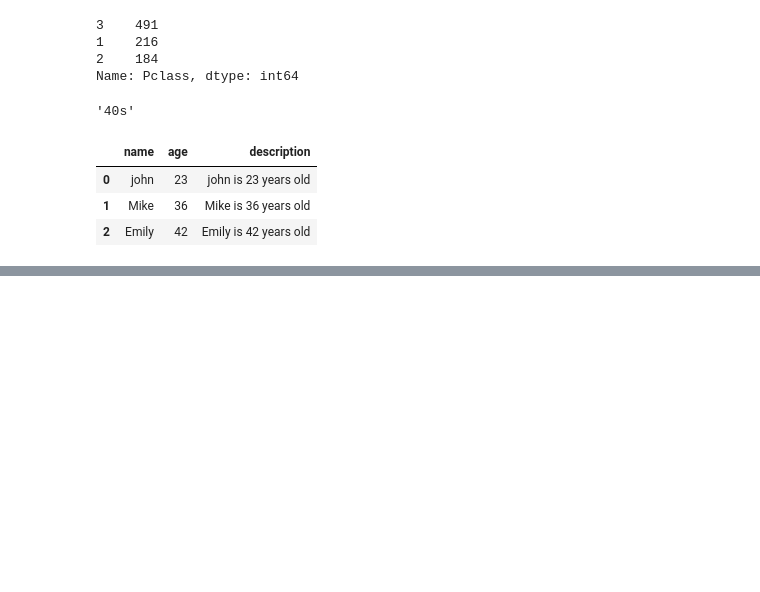
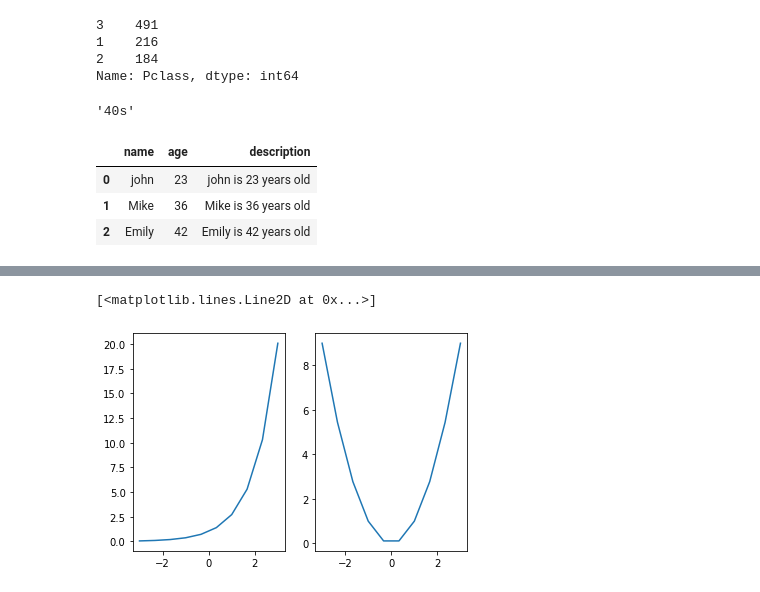
Before and after one commit to kiyo09/AI_Academy, a Jupyter notebook: kaggle/kameblog.ipynb, the cells around one changed output, grey strips where cells are left out. Saved outputs shown, nothing was run; the diff lists cells and outputs as text; code cells hidden in the pictures; blank space fills up the shorter version.

```diff
--- a/kaggle/kameblog.ipynb
+++ b/kaggle/kameblog.ipynb
@@ -270,0 +293,14 @@ df
+# %%
+x = np.linspace(-3, 3, 10)
+y1 = np.exp(x)
+y2 = x*x
+
+plt.subplot(1, 2, 1)
+plt.plot(x, y1)
+
+
+plt.subplot(1, 2, 2)
+plt.plot(x, y2)
+# %% [output]
+[<matplotlib.lines.Line2D at 0x...>]
+[figure, added]
```
Also changed, not shown: parts of 4 cells of this notebook.
